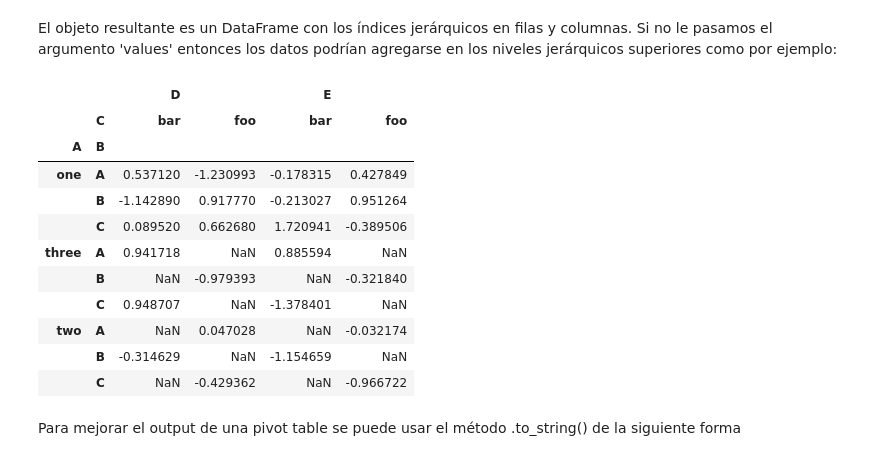
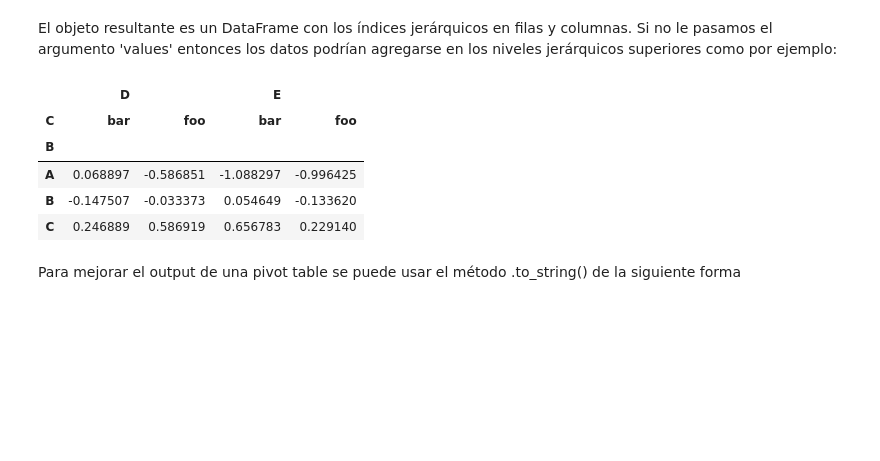
Before and after one commit to mrcastaneda/Data_Analyst_Oct2017, a Jupyter notebook: Notebooks/Clase5/Pandas_PivotTables-Reshaping.ipynb, the cells around one changed output. Cells and saved outputs as stored; diff of their text form; code cells hidden in the pictures; blank space fills up the shorter version.

```diff
--- a/Notebooks/Clase5/Pandas_PivotTables-Reshaping.ipynb
+++ b/Notebooks/Clase5/Pandas_PivotTables-Reshaping.ipynb
@@ -605,20 +633,14 @@ pd.pivot_table(df, values=['D','E'], index=['B'], columns=['A', 'C'], aggfunc=np
 # %% [markdown]
 El objeto resultante es un DataFrame con los índices jerárquicos en filas y columnas. Si no le pasamos el argumento 'values' entonces los datos podrían agregarse en los niveles jerárquicos superiores como por ejemplo:
 # %%
-pd.pivot_table(df, index=['A', 'B'], columns=['C'])
+pd.pivot_table(df, index=['B'], columns=['C'])
 # %% [output]
-|  |  | D |  | E |  |
-|  | C | bar | foo | bar | foo |
-| A | B |  |  |  |  |
-| one | A | 0.537120 | -1.230993 | -0.178315 | 0.427849 |
-|  | B | -1.142890 | 0.917770 | -0.213027 | 0.951264 |
-|  | C | 0.089520 | 0.662680 | 1.720941 | -0.389506 |
-| three | A | 0.941718 | NaN | 0.885594 | NaN |
-|  | B | NaN | -0.979393 | NaN | -0.321840 |
-|  | C | 0.948707 | NaN | -1.378401 | NaN |
-| two | A | NaN | 0.047028 | NaN | -0.032174 |
-|  | B | -0.314629 | NaN | -1.154659 | NaN |
-|  | C | NaN | -0.429362 | NaN | -0.966722 |
+|  | D |  | E |  |
+| C | bar | foo | bar | foo |
+| B |  |  |  |  |
+| A | 0.068897 | -0.586851 | -1.088297 | -0.996425 |
+| B | -0.147507 | -0.033373 | 0.054649 | -0.133620 |
+| C | 0.246889 | 0.586919 | 0.656783 | 0.229140 |
 # %% [markdown]
 Para mejorar el output de una pivot table se puede usar el método .to_string() de la siguiente forma
 # %%
```
Also changed, not shown: parts of 37 cells of this notebook, 5 other files.
